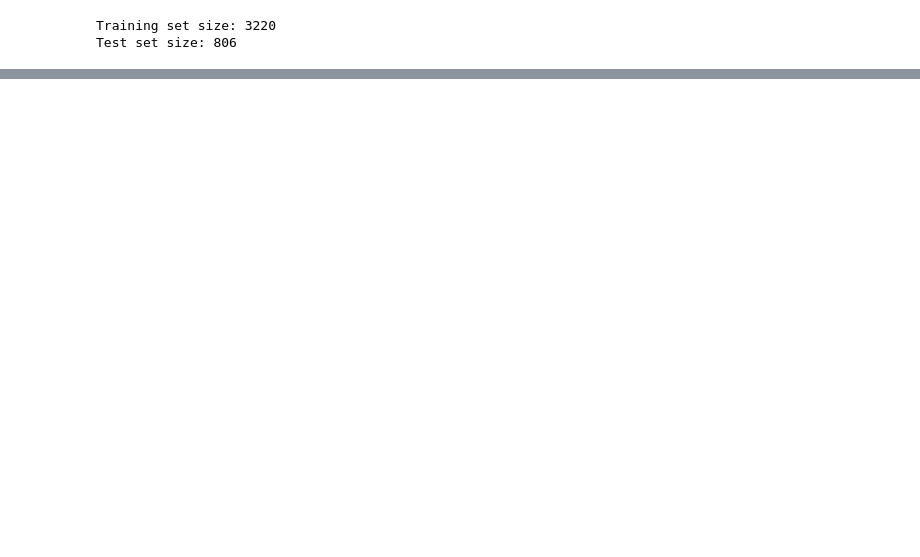
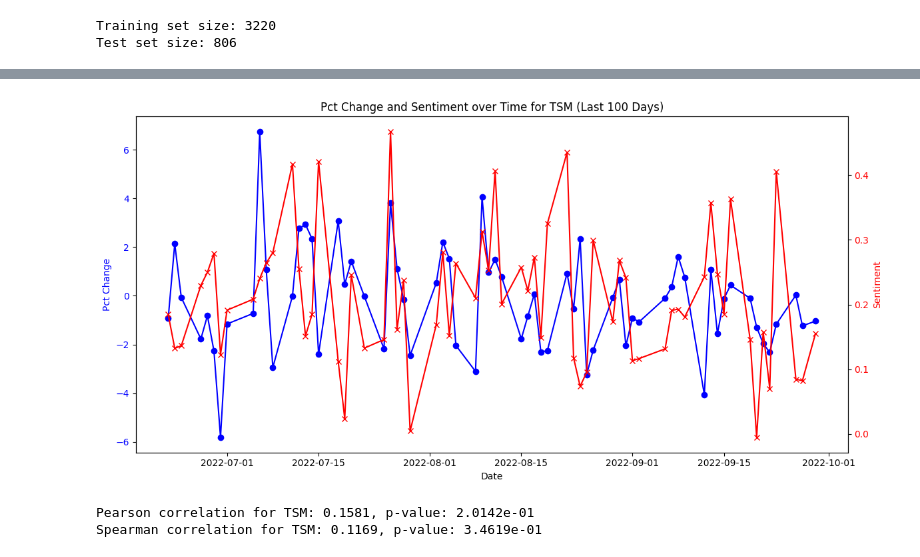
Before and after one commit to rithikkulkarni/ALDA-Course-Project, a Jupyter notebook: basic_model.ipynb, the cells around one changed output, grey strips where cells are left out. Drawn from its saved outputs; the diff is of its cells as text; code cells hidden in the pictures; blank space fills up the shorter version.

```diff
--- a/basic_model.ipynb
+++ b/basic_model.ipynb
@@ -12,11 +12,11 @@ from sklearn.linear_model import LogisticRegression
 from sklearn.metrics import classification_report, confusion_matrix, accuracy_score
 # %%
 # --- Configuration ---
-CSV_FILE_PATH = 'https://raw.githubusercontent.com/rithikkulkarni/ALDA-Course-Project/refs/heads/main/datasets/filtered_stocks_test.csv'
+CSV_FILE_PATH = 'https://raw.githubusercontent.com/rithikkulkarni/ALDA-Course-Project/refs/heads/main/datasets/continuous_filtered_stocks.csv'
 TARGET_COLUMN = 'stock_performance'
 # TEXT_FEATURE = 'Cleaned_Tweet'
 NUMERICAL_FEATURES = ['one_day_price', 'two_day_price', 'three_day_price', 'historical_price'
-                        #  , 'sentiment'
+                          , 'sentiment'
                       ]
 
 TEST_SIZE = 0.2  # 20% of data for testing
@@ -253,0 +268,55 @@ R-squared (R2): -0.1276
+# %%
+import matplotlib.pyplot as plt
+import pandas as pd
+
+# Parameters: specify the company and number of days
+company_name = "TSM"
+n = 100  # Number of days to plot
+
+# Filter the DataFrame for the selected company
+df_company = df[df["Stock Name"] == company_name].copy()
+
+# Ensure the Date column is in datetime format and sort the data by date
+df_company["Date"] = pd.to_datetime(df_company["Date"])
+df_company.sort_values("Date", inplace=True)
+
+# Filter the data to include only the last n days (based on calendar days)
+end_date = df_company["Date"].max()
+start_date = end_date - pd.Timedelta(days=n - 1)
+df_plot = df_company[(df_company["Date"] >= start_date) & (df_company["Date"] <= end_date)]
+
+# Create a plot with two y-axes
+fig, ax1 = plt.subplots(figsize=(12, 6))
+
+# Plot pct_change on the primary y-axis
+ax1.plot(df_plot["Date"], df_plot["pct_change"], color="blue", marker="o", label="Pct Change")
+ax1.set_xlabel("Date")
+ax1.set_ylabel("Pct Change", color="blue")
+ax1.tick_params(axis="y", labelcolor="blue")
+
+# Create a secondary y-axis for sentiment
+ax2 = ax1.twinx()
+ax2.plot(df_plot["Date"], df_plot["sentiment"], color="red", marker="x", label="Sentiment")
+ax2.set_ylabel("Sentiment", color="red")
+ax2.tick_params(axis="y", labelcolor="red")
+
+# Add title and format x-axis labels for readability
+plt.title(f"Pct Change and Sentiment over Time for {company_name} (Last {n} Days)")
+plt.xticks(rotation=45)
+plt.tight_layout()
+plt.show()
+# %% [output]
+[figure, added]
+# %%
+from scipy.stats import pearsonr, spearmanr
+
+# Compute Pearson correlation for the filtered data (for the given company)
+pearson_corr, pearson_p = pearsonr(df_plot['pct_change'], df_plot['sentiment'])
+print(f"Pearson correlation for {company_name}: {pearson_corr:.4f}, p-value: {pearson_p:.4e}")
+
+# Compute Spearman correlation for the filtered data (for the given company)
+spearman_corr, spearman_p = spearmanr(df_plot['pct_change'], df_plot['sentiment'])
+print(f"Spearman correlation for {company_name}: {spearman_corr:.4f}, p-value: {spearman_p:.4e}")
+# %% [output]
+Pearson correlation for TSM: 0.1581, p-value: 2.0142e-01
+Spearman correlation for TSM: 0.1169, p-value: 3.4619e-01
```
Also changed, not shown: parts of 8 cells of this notebook.
